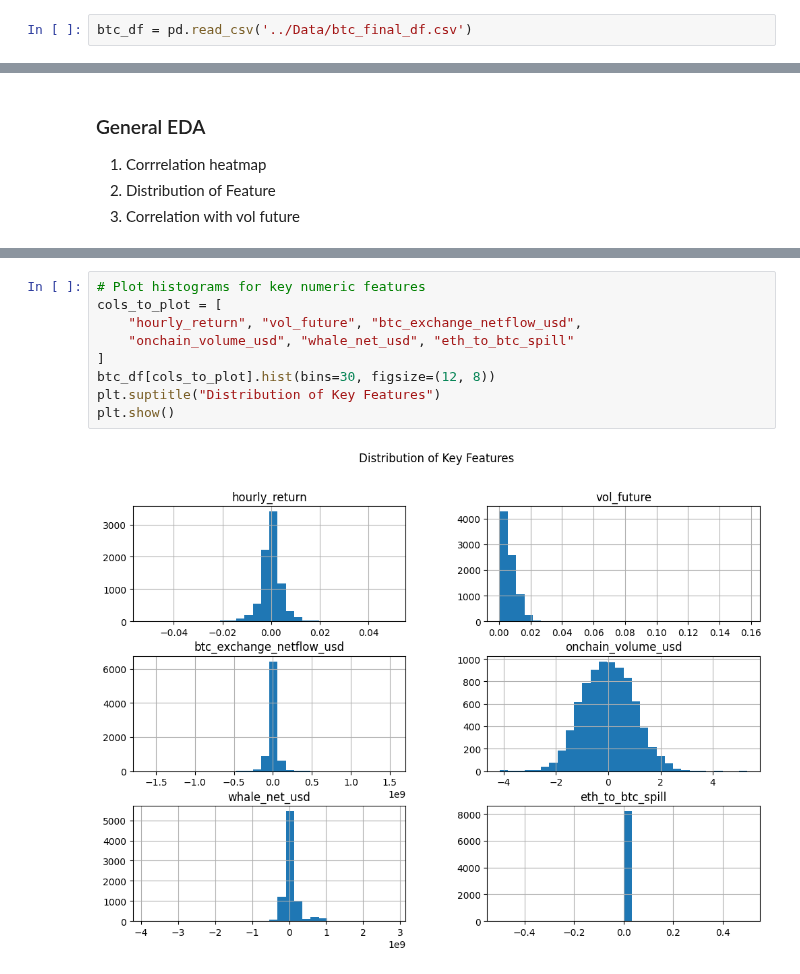
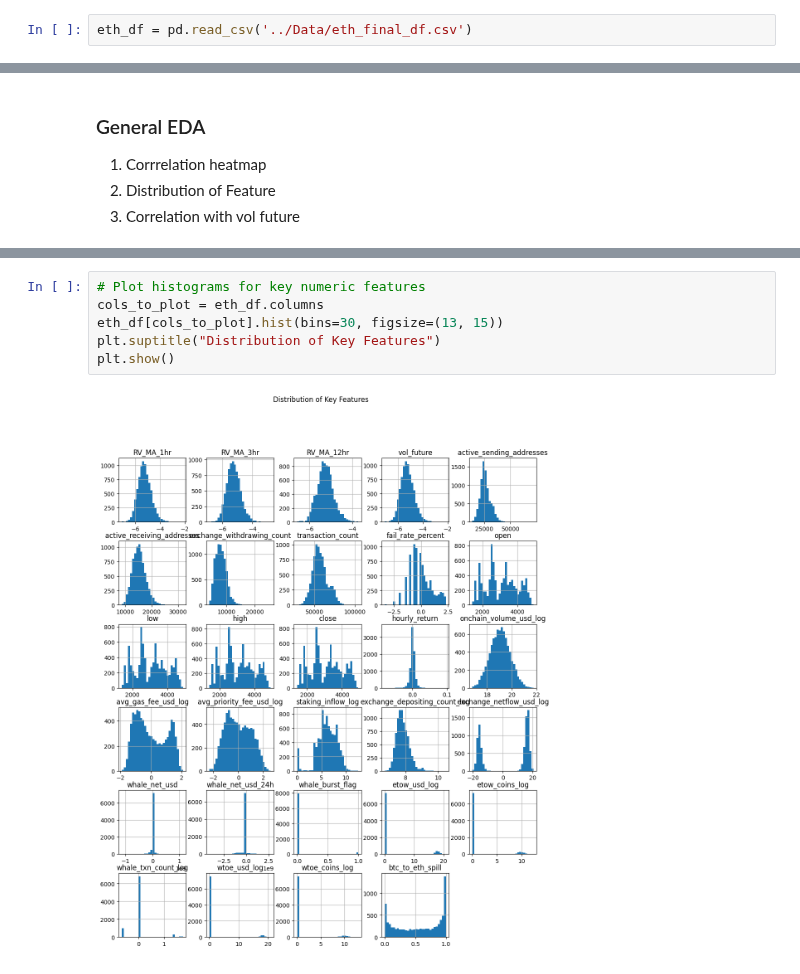
Before and after one commit to C3lineTan/DSE4101-CryptoWhale-2, a Jupyter notebook: EDA/BTC_EDA.ipynb, the cells around one changed output, grey strips where cells are left out. Drawn from its saved outputs; the diff is of its cells as text.

```diff
--- a/EDA/BTC_EDA.ipynb
+++ b/EDA/BTC_EDA.ipynb
@@ -4,5 +4,5 @@ import numpy as np
 import matplotlib.pyplot as plt
 import seaborn as sns
 # %%
-btc_df = pd.read_csv('../Data/btc_final_df.csv')
+eth_df = pd.read_csv('../Data/eth_final_df.csv')
 # %%
@@ -33,12 +35,9 @@ plt.show()
 # %%
 # Plot histograms for key numeric features
-cols_to_plot = [
-    "hourly_return", "vol_future", "btc_exchange_netflow_usd",
-    "onchain_volume_usd", "whale_net_usd", "eth_to_btc_spill"
-]
-btc_df[cols_to_plot].hist(bins=30, figsize=(12, 8))
+cols_to_plot = eth_df.columns
+eth_df[cols_to_plot].hist(bins=30, figsize=(13, 15))
 plt.suptitle("Distribution of Key Features")
 plt.show()
 # %% [output]
-[figure, old version]
+[figure, new version]
 # %%
```
Also changed, not shown: parts of 8 cells of this notebook, 3 other files.
